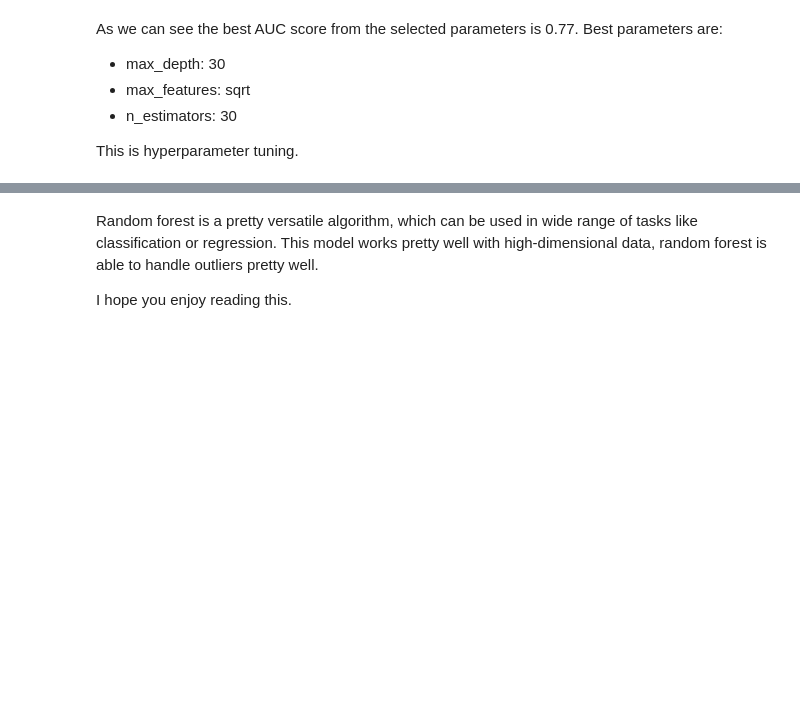
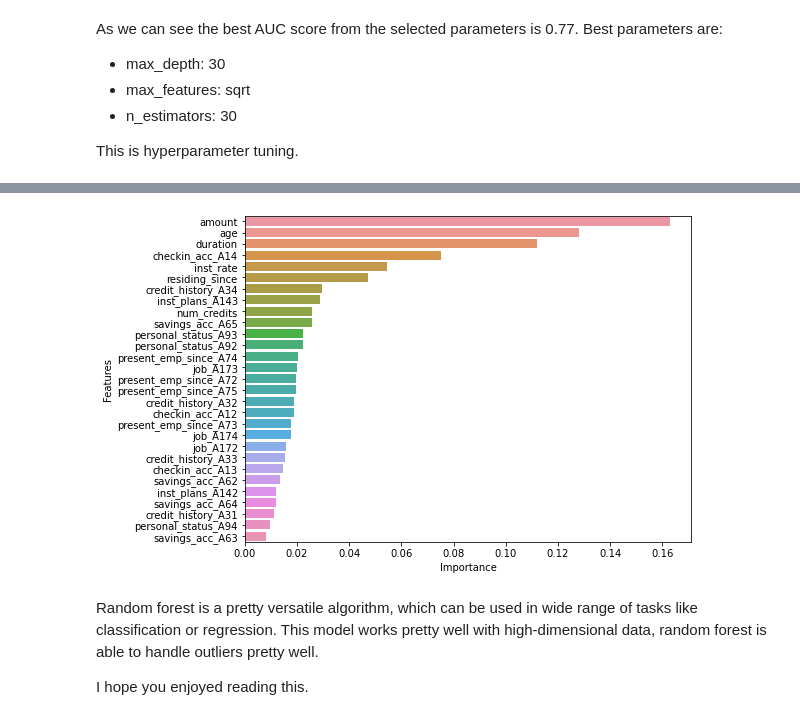
Before and after one commit to muditsharma1234/Machine-Learning-Basics, a Jupyter notebook: 2022_05 Advanced Logistic Regression/2022_05 Advanced Classification.ipynb, the cells around one changed output, grey strips where cells are left out. Cells and saved outputs as stored; diff of their text form; code cells hidden in the pictures; blank space fills up the shorter version.

```diff
--- a/2022_05 Advanced Logistic Regression/2022_05 Advanced Classification.ipynb
+++ b/2022_05 Advanced Logistic Regression/2022_05 Advanced Classification.ipynb
@@ -286,4 +372,14 @@ This can be understood via the diagram below.
+# %%
+features_rank = pd.DataFrame({'Features':train_X.columns,
+                             'Importance':rf_classification.feature_importances_})
+features_rank = features_rank.sort_values('Importance',ascending= False)
+import seaborn as sns
+plt.figure(figsize = (8,6))
+sns.barplot(y='Features',x = 'Importance',data = features_rank)
+plt.show()
+# %% [output]
+[figure, added]
 # %% [markdown]
 Random forest is a pretty versatile algorithm, which can be used in wide range of tasks like classification or regression. This model works pretty well with high-dimensional data, random forest is able to handle outliers pretty well.
 
-I hope you enjoy reading this.
+I hope you enjoyed reading this.
```
Also changed, not shown: parts of 24 cells of this notebook, 17 other files.
